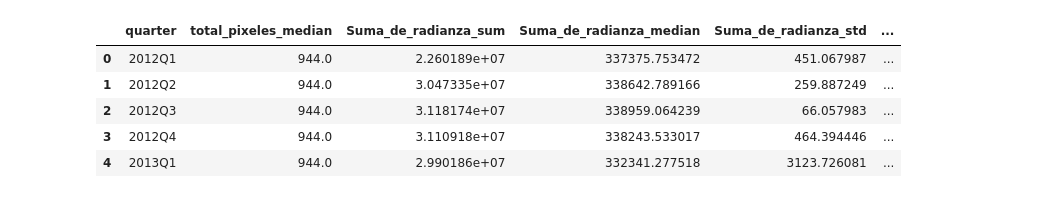
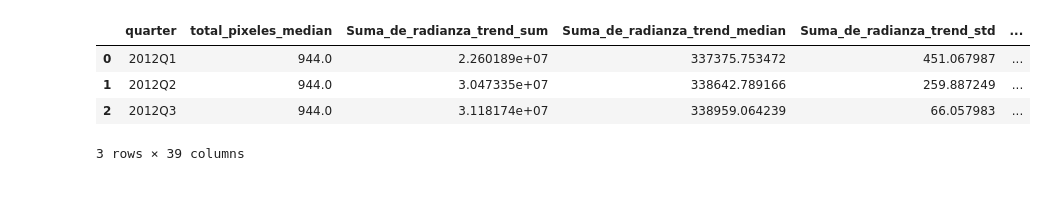
Before and after one commit to jmlopezfabian/Analisis-Imagenes-Satelitales-VNP46A1-, a Jupyter notebook: notebooks/Models_Monterrey.ipynb, the cells around one changed output. Saved outputs shown, nothing was run; the diff lists cells and outputs as text; code cells hidden in the pictures.

```diff
--- a/notebooks/Models_Monterrey.ipynb
+++ b/notebooks/Models_Monterrey.ipynb
@@ -41,9 +28,8 @@ plt.show()
-# %%
-mont.head()
-# %% [output]
-|  | quarter | total_pixeles_median | Suma_de_radianza_sum | Suma_de_radianza_median | Suma_de_radianza_std | ... |
-| 0 | 2012Q1 | 944.0 | 2.260189e+07 | 337375.753472 | 451.067987 | ... |
-| 1 | 2012Q2 | 944.0 | 3.047335e+07 | 338642.789166 | 259.887249 | ... |
-| 2 | 2012Q3 | 944.0 | 3.118174e+07 | 338959.064239 | 66.057983 | ... |
-| 3 | 2012Q4 | 944.0 | 3.110918e+07 | 338243.533017 | 464.394446 | ... |
-| 4 | 2013Q1 | 944.0 | 2.990186e+07 | 332341.277518 | 3123.726081 | ... |
+# %%
+mont_rad_pib.head(3)
+# %% [output]
+|  | quarter | total_pixeles_median | Suma_de_radianza_trend_sum | Suma_de_radianza_trend_median | Suma_de_radianza_trend_std | ... |
+| 0 | 2012Q1 | 944.0 | 2.260189e+07 | 337375.753472 | 451.067987 | ... |
+| 1 | 2012Q2 | 944.0 | 3.047335e+07 | 338642.789166 | 259.887249 | ... |
+| 2 | 2012Q3 | 944.0 | 3.118174e+07 | 338959.064239 | 66.057983 | ... |
+3 rows × 39 columns
```
Also changed, not shown: parts of 10 cells of this notebook, 2 other files.
